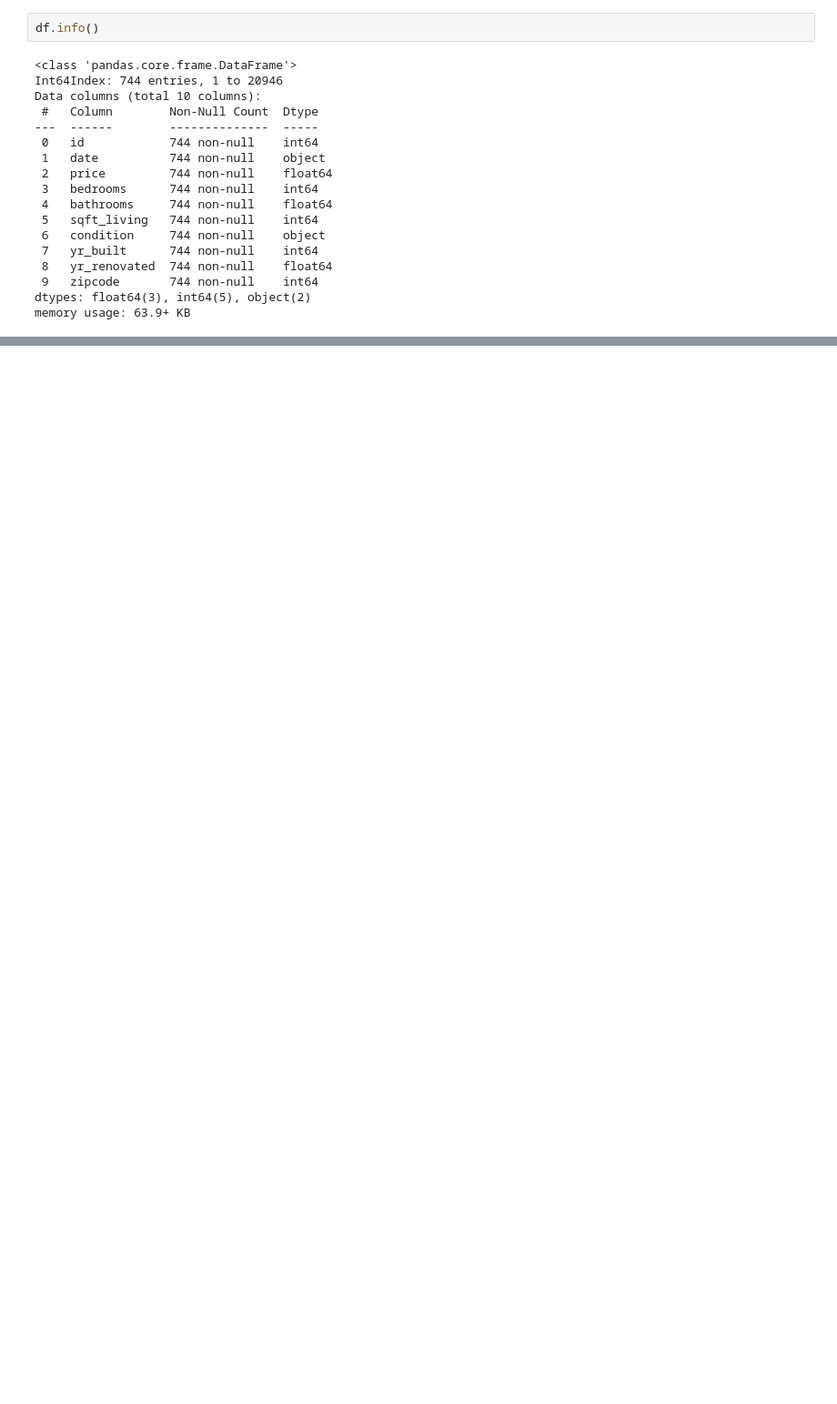
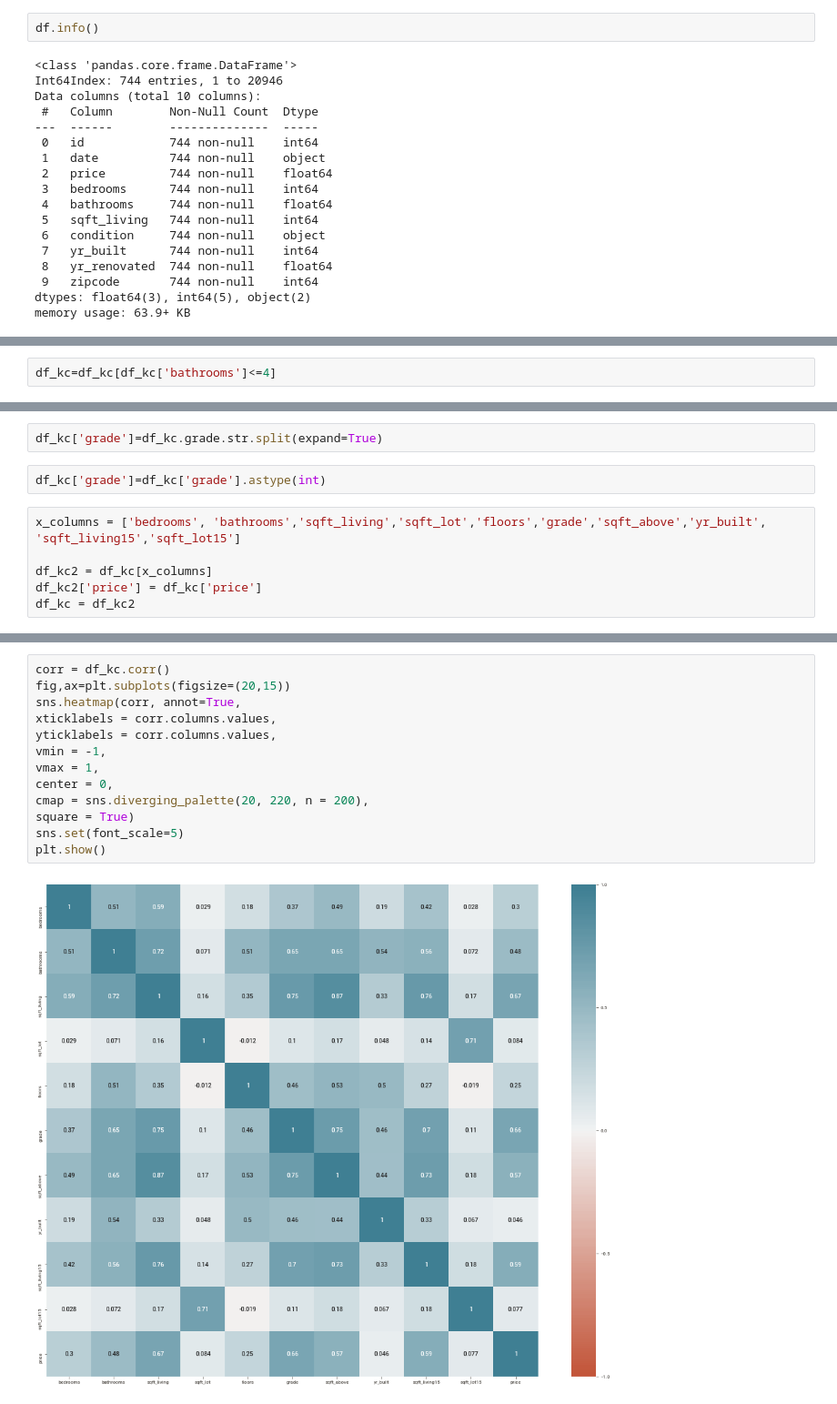
Before and after one commit to Pczo31/King-County-, a Jupyter notebook: jeff.ipynb, the cells around one changed output, grey strips where cells are left out. Shown at 91% size. Drawn from its saved outputs; the diff is of its cells as text; blank space fills up the shorter version.

```diff
--- a/jeff.ipynb
+++ b/jeff.ipynb
@@ -188,0 +217,2 @@ memory usage: 63.9+ KB
+# %%
+df_kc=df_kc[df_kc['bathrooms']<=4]
@@ -188,0 +239,10 @@ memory usage: 63.9+ KB
+# %%
+df_kc['grade']=df_kc.grade.str.split(expand=True)
+# %%
+df_kc['grade']=df_kc['grade'].astype(int)
+# %%
+x_columns = ['bedrooms', 'bathrooms','sqft_living','sqft_lot','floors','grade','sqft_above','yr_built', 'sqft_living15','sqft_lot15']
+
+df_kc2 = df_kc[x_columns]
+df_kc2['price'] = df_kc['price']
+df_kc = df_kc2
@@ -188,0 +255,15 @@ memory usage: 63.9+ KB
+# %%
+corr = df_kc.corr()
+fig,ax=plt.subplots(figsize=(20,15))
+sns.heatmap(corr, annot=True,
+xticklabels = corr.columns.values,
+yticklabels = corr.columns.values,
+vmin = -1,
+vmax = 1,
+center = 0,
+cmap = sns.diverging_palette(20, 220, n = 200),
+square = True)
+sns.set(font_scale=5)
+plt.show()
+# %% [output]
+[figure, added]
```
Also changed, not shown: parts of 17 cells of this notebook, 1 other file.
